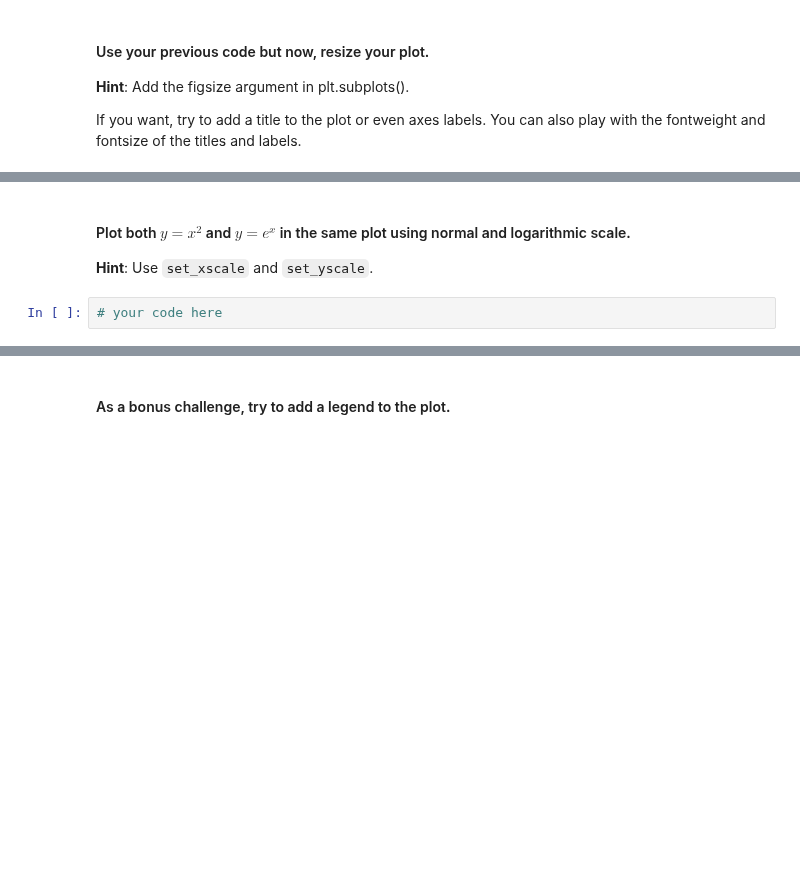
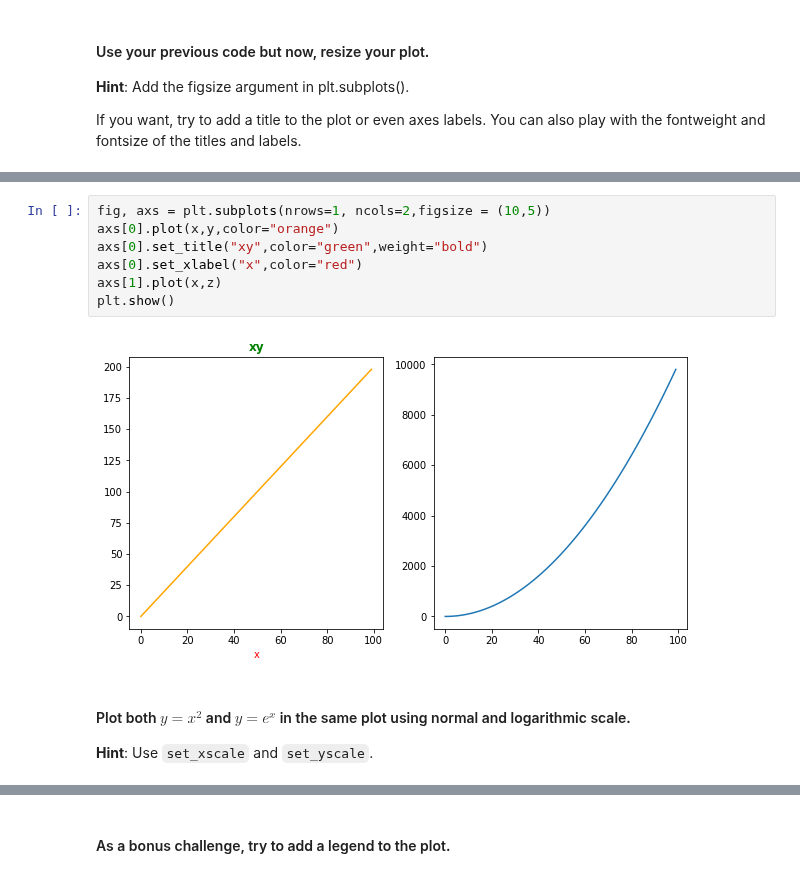
Before and after one commit to ta-data-lis/lab-matplotlib-seaborn, a Jupyter notebook: your-code/main.ipynb, the cells around one changed output, grey strips where cells are left out. Saved outputs shown, nothing was run; the diff lists cells and outputs as text; blank space fills up the shorter version.

```diff
--- a/your-code/main.ipynb
+++ b/your-code/main.ipynb
@@ -36,5 +48,12 @@ If you want, try to add a title to the plot or even axes labels. You can also pl
+# %%
+fig, axs = plt.subplots(nrows=1, ncols=2,figsize = (10,5))
+axs[0].plot(x,y,color="orange")
+axs[0].set_title("xy",color="green",weight="bold")
+axs[0].set_xlabel("x",color="red")
+axs[1].plot(x,z)
+plt.show()
+# %% [output]
+[figure, added]
 # %% [markdown]
 #### Plot both $y=x^2$ and $y=e^x$ in the same plot using normal and logarithmic scale.
 **Hint**: Use `set_xscale` and `set_yscale`.
-# %%
-# your code here
```
Also changed, not shown: parts of 35 cells of this notebook, 1 other file.
